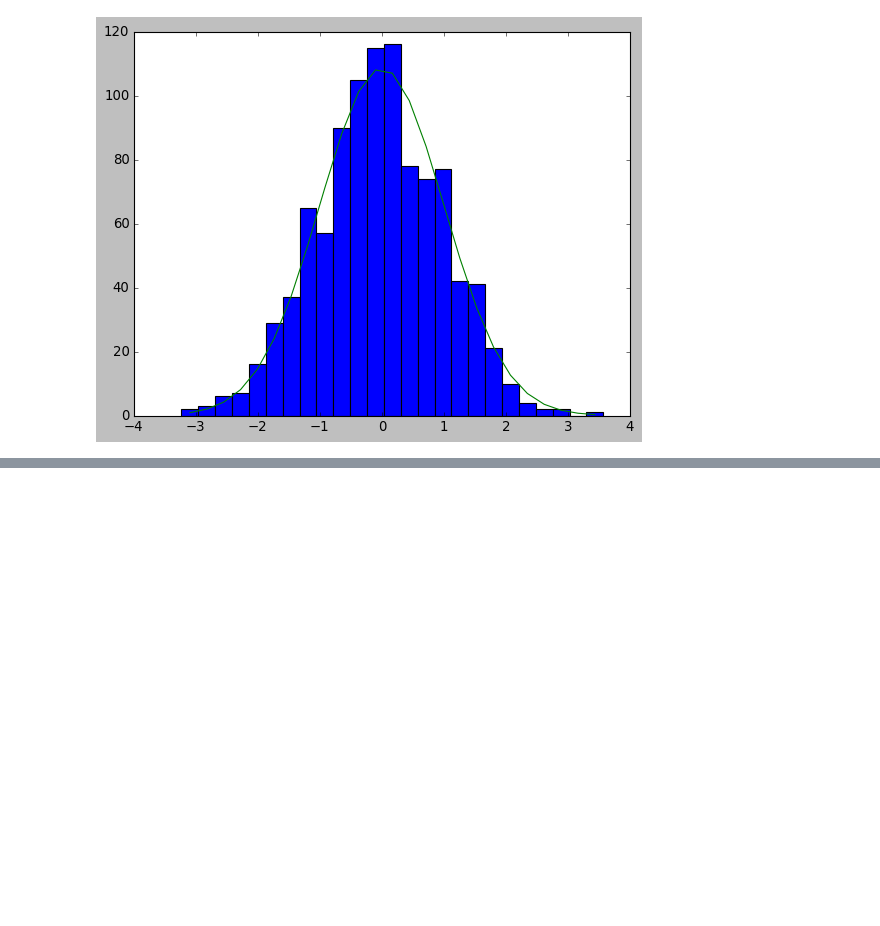
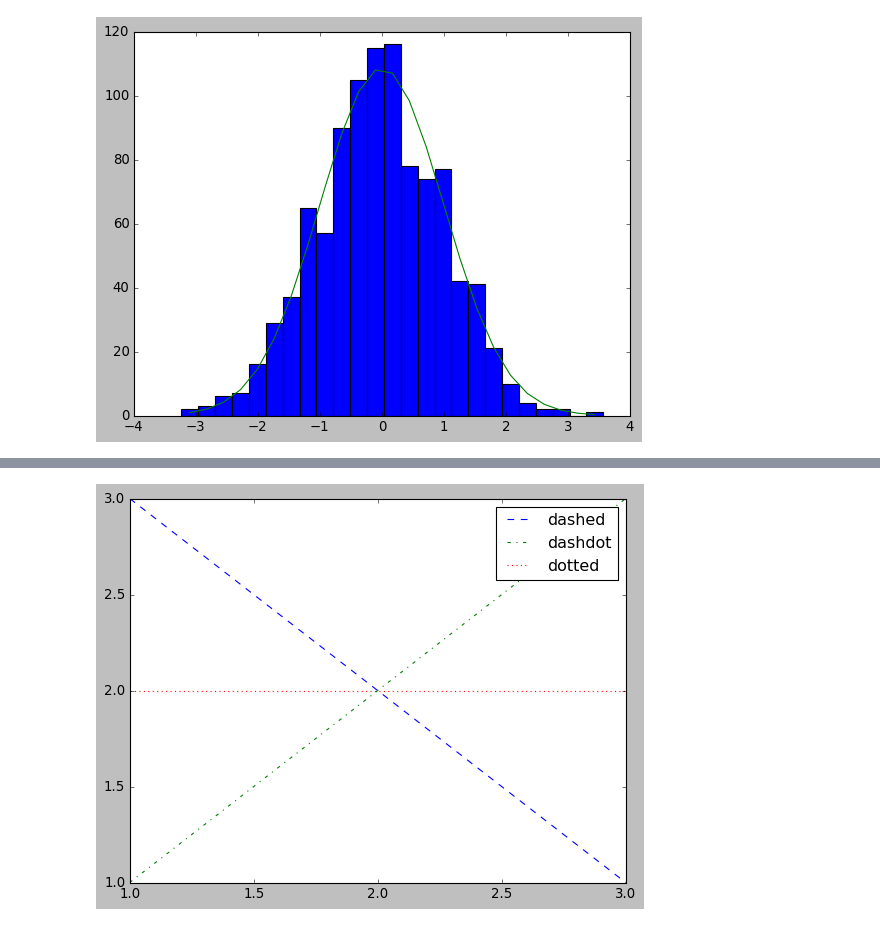
Before and after one commit to skiym-aaa/pydatavenv, a Jupyter notebook: review_Matplotlib2.ipynb, the cells around one changed output, grey strips where cells are left out. Drawn from its saved outputs; the diff is of its cells as text; code cells hidden in the pictures; blank space fills up the shorter version.

```diff
--- a/review_Matplotlib2.ipynb
+++ b/review_Matplotlib2.ipynb
@@ -398,0 +430,11 @@ plt.show()
+# %%
+fig, ax = plt.subplots()
+
+ax.plot([1, 3], [3, 1], linestyle='--', label='dashed')
+ax.plot([1, 3], [1, 3], linestyle='-.', label='dashdot')
+ax.plot([1, 3], [2, 2], linestyle=':', label='dotted')
+ax.legend()
+
+plt.show()
+# %% [output]
+[figure, added]
```
Also changed, not shown: parts of 13 cells of this notebook.
